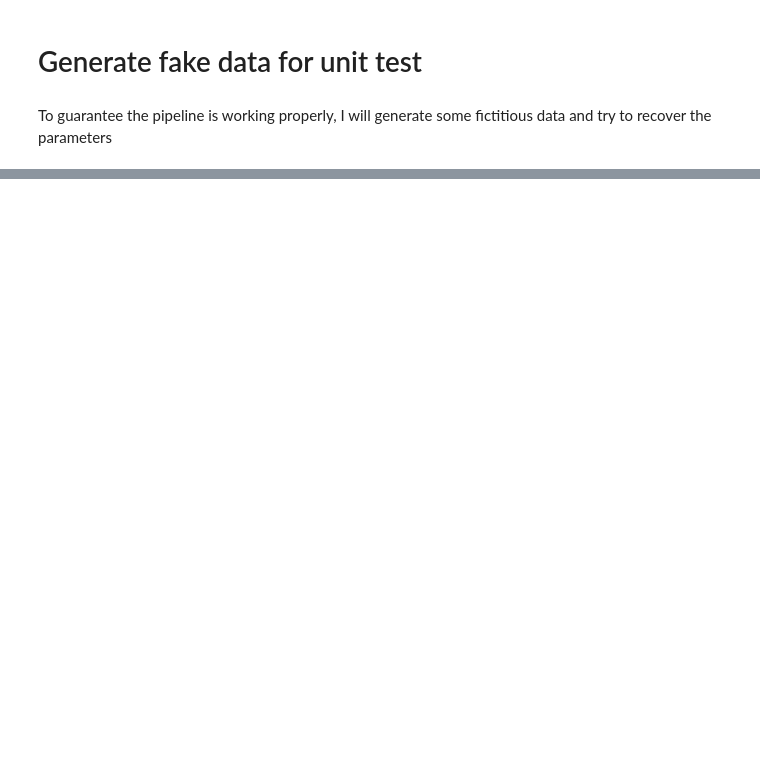
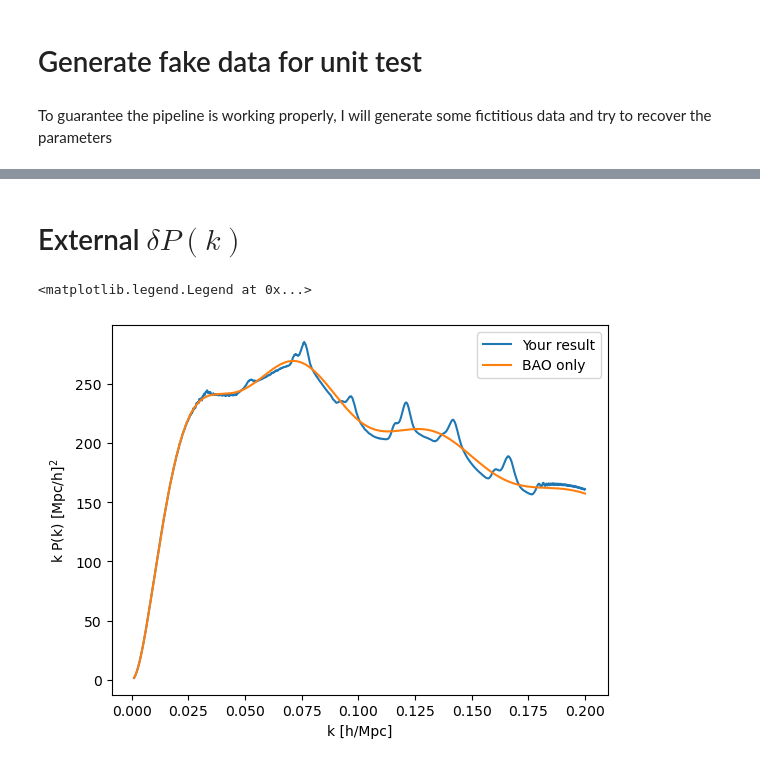
Before and after one commit to tmmergulhao/primordial_features, a Jupyter notebook: nb/example0_powerspectrum_constructor.ipynb, the cells around one changed output, grey strips where cells are left out. Drawn from its saved outputs; the diff is of its cells as text; code cells hidden in the pictures; blank space fills up the shorter version.

Commit message:
Included the option to add the deltaP externally.

```diff
--- a/nb/example0_powerspectrum_constructor.ipynb
+++ b/nb/example0_powerspectrum_constructor.ipynb
@@ -104,0 +101,2 @@ plt.plot(k_ctrs, k_ctrs*ps_model_lin_unit_test.Evaluate_bare(params_SGC + [A, om
+# %% [markdown]
+# External $\delta P(k)$
@@ -104,0 +107,15 @@ plt.plot(k_ctrs, k_ctrs*ps_model_lin_unit_test.Evaluate_bare(params_SGC + [A, om
+# %%
+ps_model_ext = PowerSpectrumConstructor(fn, 'external', kh_data)
+deltaP_ext = np.loadtxt('RECON_Alens_PPS_Onespectrum.dat')
+deltaP_ext = interp1d(deltaP_ext[3:,0], 1 - deltaP_ext[3:,1]/deltaP_ext[3:,2])
+ps_model_ext.external_deltaP(deltaP_ext)
+# %%
+plt.figure()
+plt.plot(kh_data, kh_data*ps_model_ext.Evaluate_bare(params), label = 'Your result')
+plt.plot(kh_data, kh_data*ps_model_none.Evaluate_bare(params), label = 'BAO only')
+plt.xlabel('k [h/Mpc]')
+plt.ylabel('k P(k) [Mpc/h]$^2$')
+plt.legend()
+# %% [output]
+<matplotlib.legend.Legend at 0x...>
+[figure, added]
```
Also changed, not shown: parts of 9 cells of this notebook, 3 other files.
